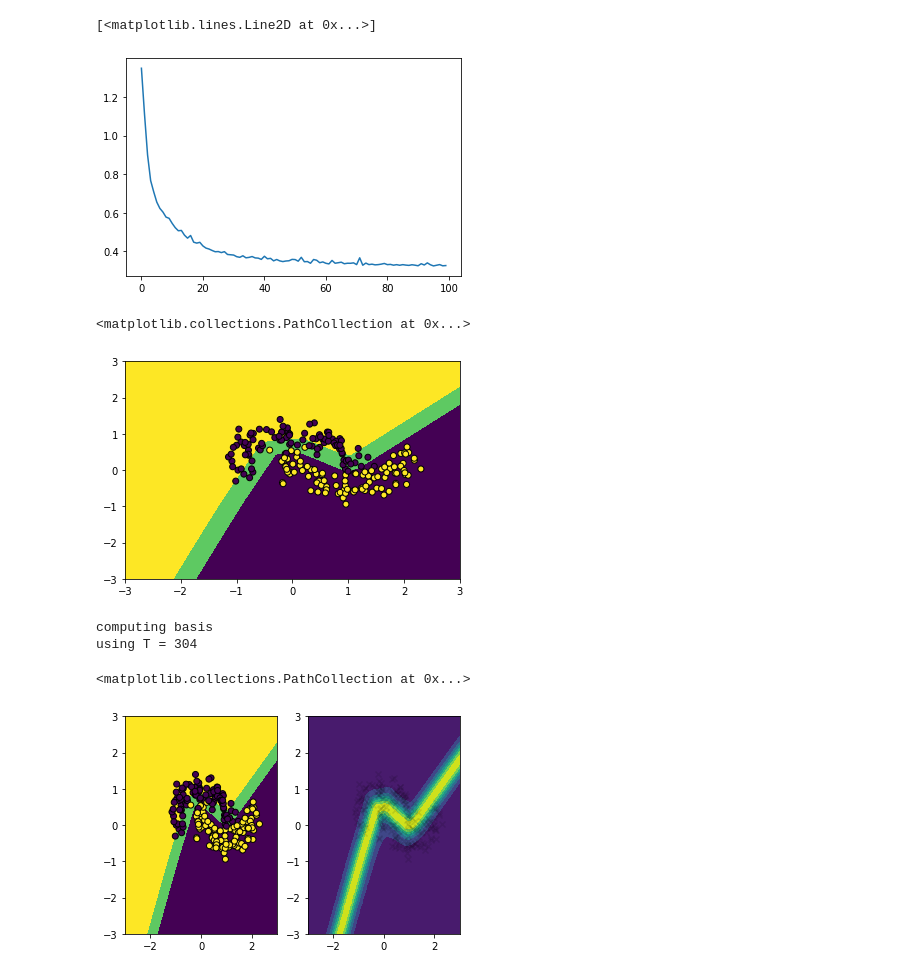
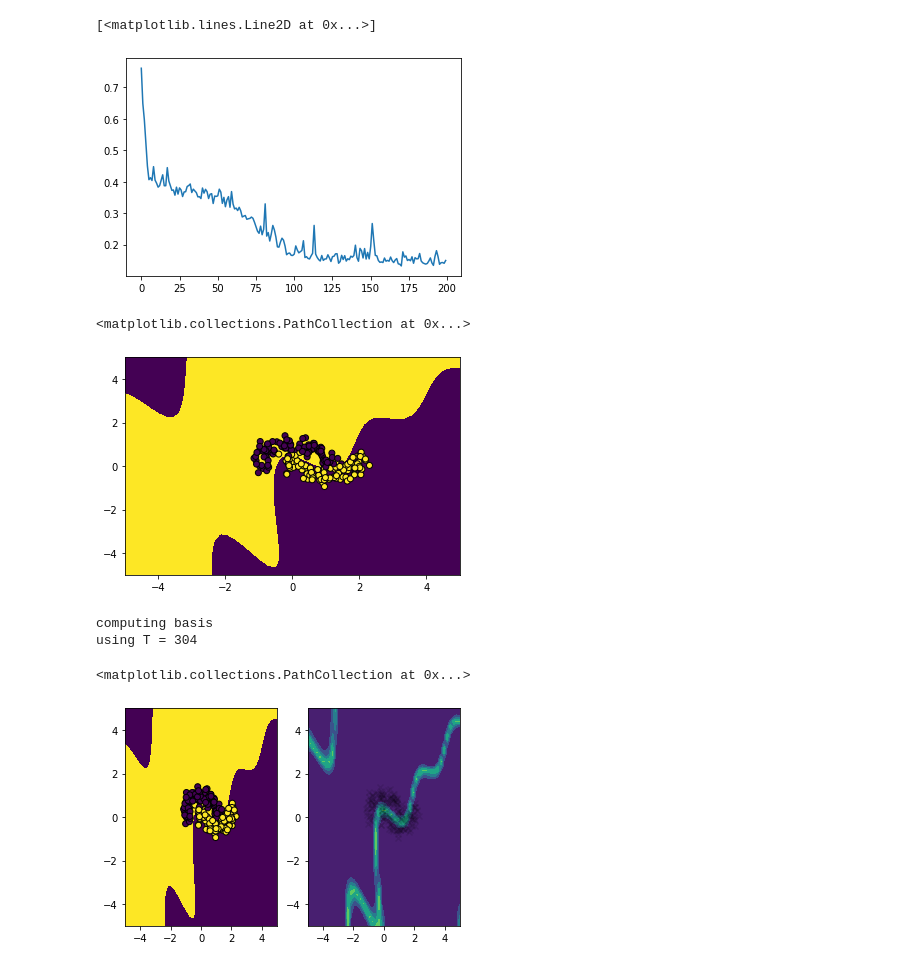
Before and after one commit to StanfordASL/scod-module, a Jupyter notebook: demos/2d_classification_demo.ipynb, the cells around one changed output. Drawn from its saved outputs; the diff is of its cells as text; code cells hidden in the pictures.

```diff
--- a/demos/2d_classification_demo.ipynb
+++ b/demos/2d_classification_demo.ipynb
@@ -36,28 +36,37 @@ class TwoMoonsDataset(torch.utils.data.Dataset):
     def __getitem__(self, idx):
         return (self.X[idx,:], self.Y[idx])
 # %%
+class CosActivation(torch.nn.Module):
+    def __init__(self) -> None:
+        super().__init__()
+
+    def forward(self, x):
+        return torch.cos(x)
+
 # DNN mapping 2d input to 1d distribution parameter
 model = torch.nn.Sequential(
-    torch.nn.Linear(2, 64),
-    torch.nn.ReLU(),
-    torch.nn.Linear(64, 64),
+    torch.nn.Linear(2, 128),
+    CosActivation(),
+    torch.nn.Linear(128, 64),
     torch.nn.ReLU(),
     torch.nn.Linear(64, 64),
     torch.nn.ReLU(),
     torch.nn.Linear(64, 2)
 )
 
+model[0].requires_grad = False
+
 # here, we interpret the output of the DNN as the mean of a Gaussian
 dist_constructor = lambda theta: scod.distributions.Categorical(logits=theta)
 
-prior_var = 1e2
+prior_var = 1e3
 # %%
 dataset = TwoMoonsDataset()
 train_dataloader = torch.utils.data.DataLoader(dataset, batch_size=10, shuffle=True)
 optimizer = torch.optim.Adam(model.parameters(), lr=1e-3)
 
 losses = []
-t = trange(100)
+t = trange(200)
 
 for epoch in t:
     epoch_loss = 0.
@@ -86,19 +95,19 @@ for epoch in t:
 plt.plot(losses)
 # %% [output]
 [<matplotlib.lines.Line2D at 0x...>]
-[figure, old version]
+[figure, new version]
 # %%
-X1,X2 = np.meshgrid( np.linspace(-3.,3.,50), np.linspace(-3.,3.,50) )
+X1,X2 = np.meshgrid( np.linspace(-5.,5.,50), np.linspace(-5.,5.,50) )
 X = np.stack([X1,X2], axis=-1)
 xx_tensor = torch.from_numpy(X).view(-1,2).float()
 yhat = model(xx_tensor)
 yhat = yhat[:,0].detach().cpu().numpy()
 
 plt.contourf(X1,X2,yhat.reshape(X1.shape), levels=10, vmin=0., vmax=1.)
 plt.scatter(dataset.X[:,0], dataset.X[:,1], c=dataset.Y, vmin=0., vmax=1, edgecolors='k')
 # %% [output]
 <matplotlib.collections.PathCollection at 0x...>
-[figure, old version]
+[figure, new version]
 # %%
 unc_model = scod.SCOD(model, dist_constructor, args={
     'num_eigs': 50,
@@ -116,15 +125,15 @@ unc_model.scaling_factor = 1.
 val_dataset = TwoMoonsDataset(split='val')
 unc_model.calibrate(val_dataset, 0.99)
 # %%
-yhat, sig = unc_model(xx_tensor)
+yhat, sig = unc_model(xx_tensor, T=1)
 yhat = yhat[:,0].detach().cpu().numpy()
 sig = sig.detach().cpu().numpy()
 
 fig, axes = plt.subplots(1,2)
 axes[0].contourf(X1,X2,yhat.reshape(X1.shape), levels=10, vmin=0., vmax=1.)
 axes[0].scatter(dataset.X[:,0], dataset.X[:,1], c=dataset.Y, vmin=0, vmax=1, edgecolors='k')
-axes[1].contourf(X1,X2,sig.reshape(X1.shape)) #, levels=[0., 0.25, 0.5, 0.75, 1., 1.25, 1.5], extend="both")
+axes[1].contourf(X1,X2,sig.reshape(X1.shape), levels=[0., 0.25, 0.5, 0.75, 1., 1.25, 1.5], extend="both")
 axes[1].scatter(dataset.X[:,0], dataset.X[:,1], marker='x', facecolor='k', alpha=0.1)
 # %% [output]
 <matplotlib.collections.PathCollection at 0x...>
-[figure, old version]
+[figure, new version]
```
Also changed, not shown: parts of 2 cells of this notebook, 4 other files.
